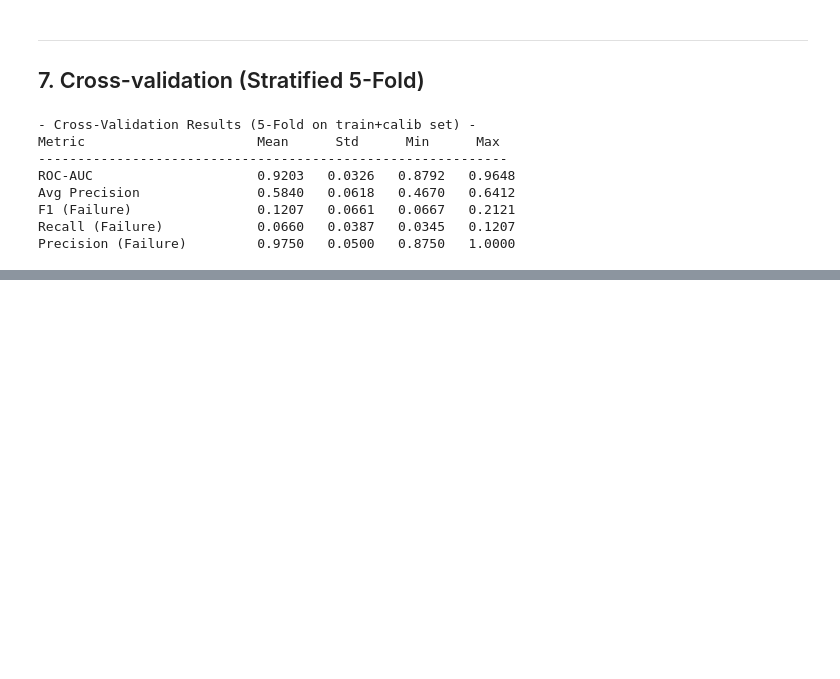
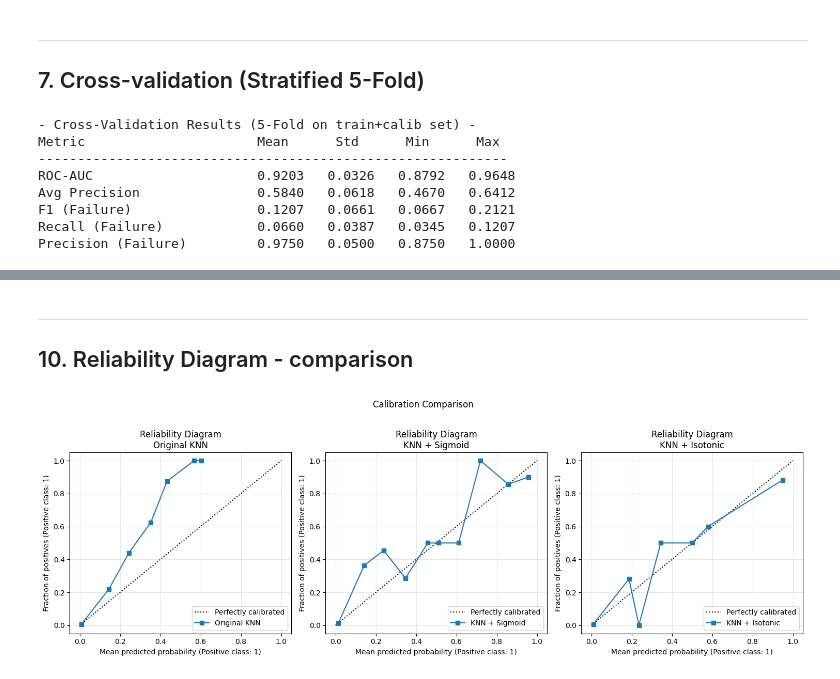
Before and after one commit to hadoyyo/Machine-Predictive-Maintenance-Expert-System, a Jupyter notebook: knn_model.ipynb, the cells around one changed output, grey strips where cells are left out. Saved outputs shown, nothing was run; the diff lists cells and outputs as text; code cells hidden in the pictures; blank space fills up the shorter version.

```diff
--- a/knn_model.ipynb
+++ b/knn_model.ipynb
@@ -235,0 +303,24 @@ Precision (Failure)         0.9750   0.0500   0.8750   1.0000
+# %% [markdown]
+---
+## 10. Reliability Diagram - comparison
+# %%
+fig, axes = plt.subplots(1, 3, figsize=(15, 5))
+
+models_info = [
+    (y_proba, 'Original KNN', axes[0]),
+    (y_proba_sigmoid, 'KNN + Sigmoid', axes[1]),
+    (y_proba_isotonic, 'KNN + Isotonic', axes[2]),
+]
+
+for proba, name, ax in models_info:
+    CalibrationDisplay.from_predictions(
+        y_test, proba, n_bins=10, ax=ax, name=name
+    )
+    ax.set_title(f'Reliability Diagram\n{name}')
+    ax.grid(True, alpha=0.3)
+
+plt.suptitle('Calibration Comparison', fontsize=12, y=1.02)
+plt.tight_layout()
+plt.show()
+# %% [output]
+[figure, added]
```
Also changed, not shown: parts of 10 cells of this notebook.
